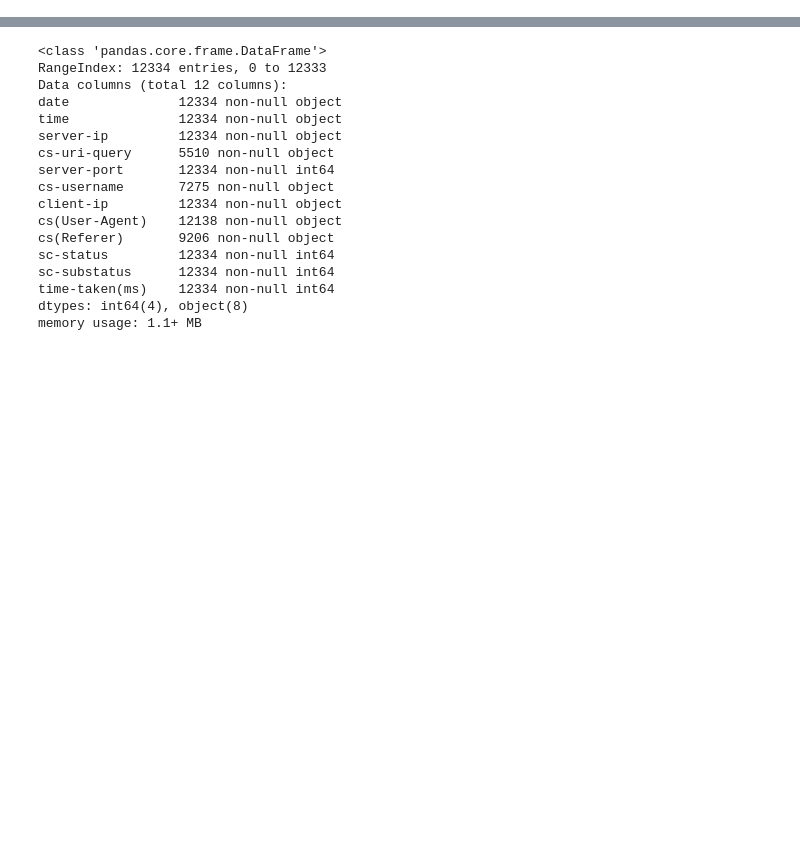
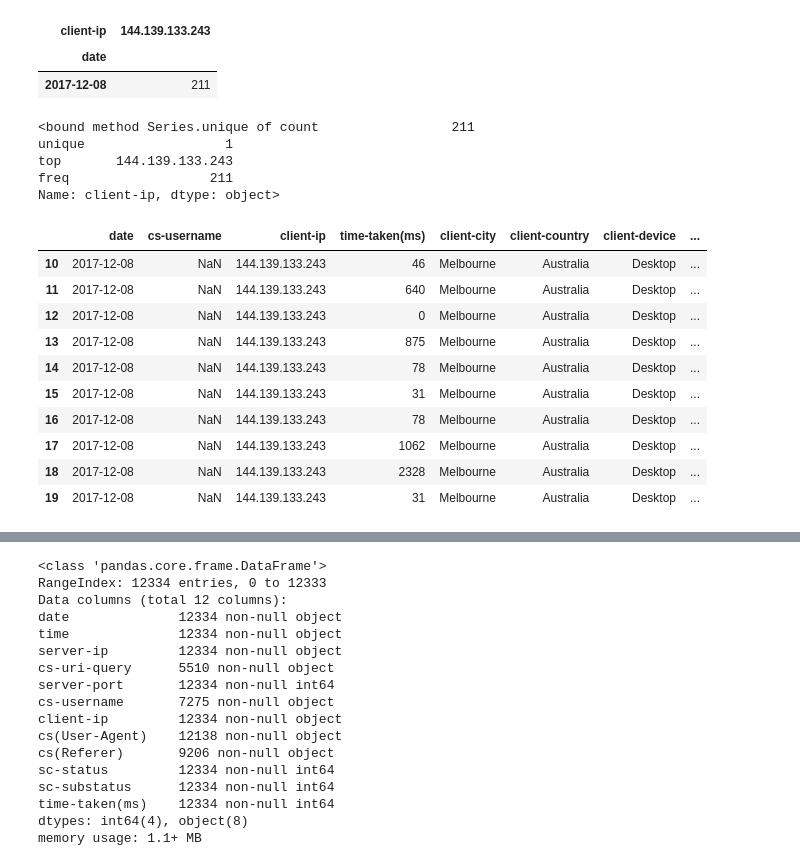
Before and after one commit to barrasa8/GA_DS_FinalProject, a Jupyter notebook: code/IIS_Logs_Analisys.ipynb, the cells around one changed output, grey strips where cells are left out. Cells and saved outputs as stored; diff of their text form; code cells hidden in the pictures; blank space fills up the shorter version.

Commit message:
Aggregating the data

```diff
--- a/code/IIS_Logs_Analisys.ipynb
+++ b/code/IIS_Logs_Analisys.ipynb
@@ -33,0 +114,22 @@ iis_logs_df = pd.read_csv("../data/logs/u_ex181010.log"
+# %%
+dirName = '../data/logs';
+reader = geoip2.database.Reader('../data/GeoLite2-City_20181009/GeoLite2-City.mmdb')
+#reader.close()
+
+# Get the list of all files in directory tree at given path
+listOfFiles = getListOfFiles(dirName)
+
+df = readLog(listOfFiles[1])
+
+df = deriveCityFromIP(df)
+
+df = deriveCountryFromIP(df)
+
+df = deriveClientDevice(df)
+df = deriveClientBrowser(df)
+df = deriveClientWebPage(df)
+
+df = deriveClientCity(df)
+df = deriveClientCountry(df)
+
+df.head()
@@ -33,0 +154,56 @@ iis_logs_df = pd.read_csv("../data/logs/u_ex181010.log"
+# %%
+client_browser_df = (df.groupby(by=['date','client-browser'])['client-browser']
+                        .count()
+                        .reset_index(level=1,name='Count')
+                        .pivot(columns='client-browser',values='Count'))
+
+client_city_df = (df.groupby(by=['date','client-city'])['client-city']
+            .count()
+            .reset_index(level=1,name='Count')
+            .pivot(columns='client-city',values='Count'))
+
+client_country_df = (df.groupby(by=['date','client-country'])['client-country']
+            .count()
+            .reset_index(level=1,name='Count')
+            .pivot(columns='client-country',values='Count'))
+
+client_device_df = (df.groupby(by=['date','client-device'])['client-device']
+            .count()
+            .reset_index(level=1,name='Count')
+            .pivot(columns='client-device',values='Count'))
+
+client_webPage_df = (df.groupby(by=['date','client-webPage'])['client-webPage']
+            .count()
+            .reset_index(level=1,name='Count')
+            .pivot(columns='client-webPage',values='Count'))
+
+(df.groupby(by=['date','client-ip'])['client-ip']
+            .count()
+            .reset_index(level=1,name='Count')
+            .pivot(columns='client-ip',values='Count'))
+# %% [output]
+| client-ip | 144.139.133.243 |
+| date |  |
+| 2017-12-08 | 211 |
+# %%
+f.groupby(by=['date','client-ip'])['client-ip']
+# %% [output]
+<bound method Series.unique of count                 211
+unique                  1
+top       144.139.133.243
+freq                  211
+Name: client-ip, dtype: object>
+# %%
+df.iloc[10:20,[0,5,6,11,12,13,14,15,16]]
+# %% [output]
+|  | date | cs-username | client-ip | time-taken(ms) | client-city | client-country | client-device | ... |
+| 10 | 2017-12-08 | NaN | 144.139.133.243 | 46 | Melbourne | Australia | Desktop | ... |
+| 11 | 2017-12-08 | NaN | 144.139.133.243 | 640 | Melbourne | Australia | Desktop | ... |
+| 12 | 2017-12-08 | NaN | 144.139.133.243 | 0 | Melbourne | Australia | Desktop | ... |
+| 13 | 2017-12-08 | NaN | 144.139.133.243 | 875 | Melbourne | Australia | Desktop | ... |
+| 14 | 2017-12-08 | NaN | 144.139.133.243 | 78 | Melbourne | Australia | Desktop | ... |
+| 15 | 2017-12-08 | NaN | 144.139.133.243 | 31 | Melbourne | Australia | Desktop | ... |
+| 16 | 2017-12-08 | NaN | 144.139.133.243 | 78 | Melbourne | Australia | Desktop | ... |
+| 17 | 2017-12-08 | NaN | 144.139.133.243 | 1062 | Melbourne | Australia | Desktop | ... |
+| 18 | 2017-12-08 | NaN | 144.139.133.243 | 2328 | Melbourne | Australia | Desktop | ... |
+| 19 | 2017-12-08 | NaN | 144.139.133.243 | 31 | Melbourne | Australia | Desktop | ... |
```
Also changed, not shown: parts of 15 cells of this notebook.
